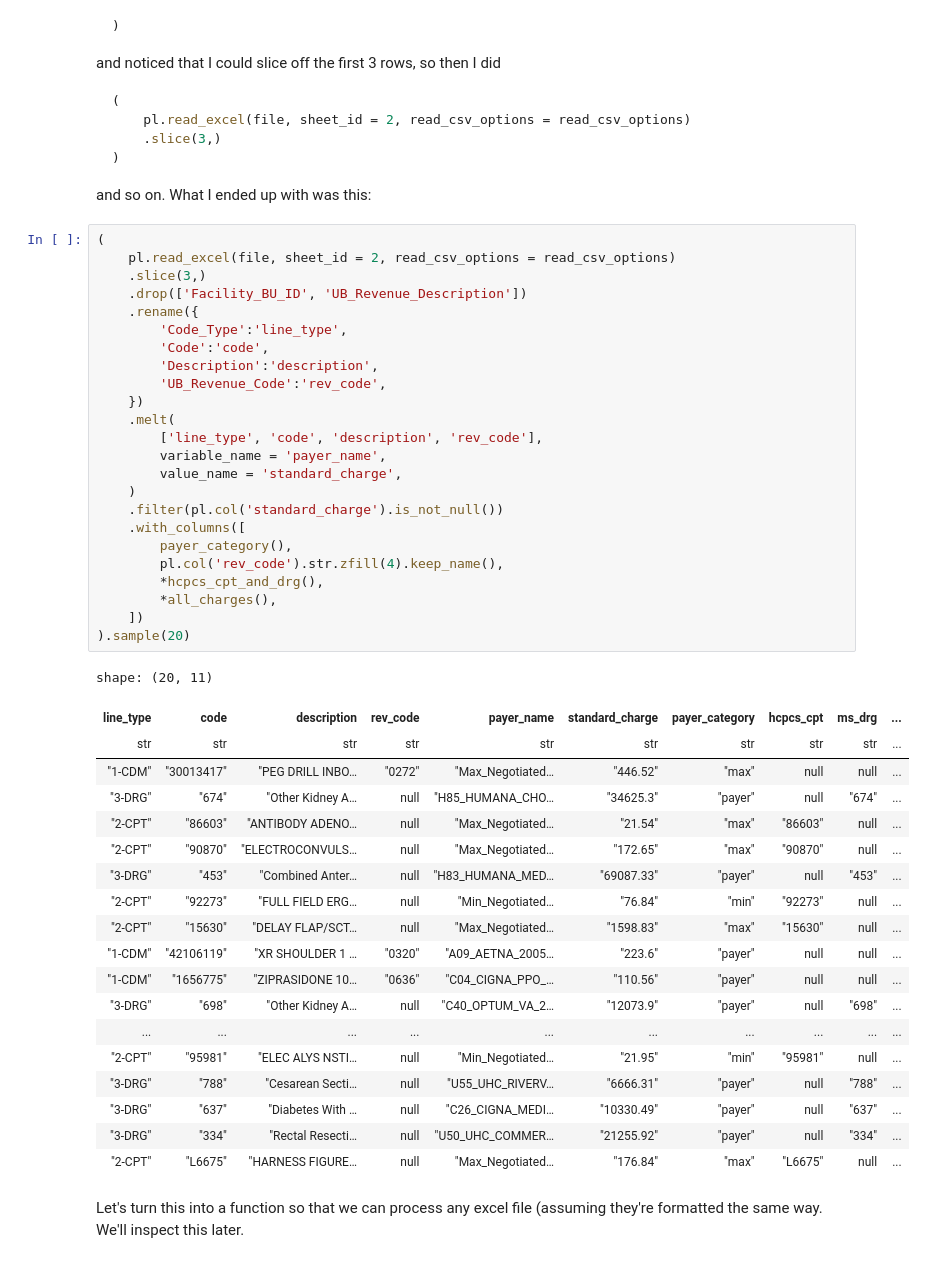
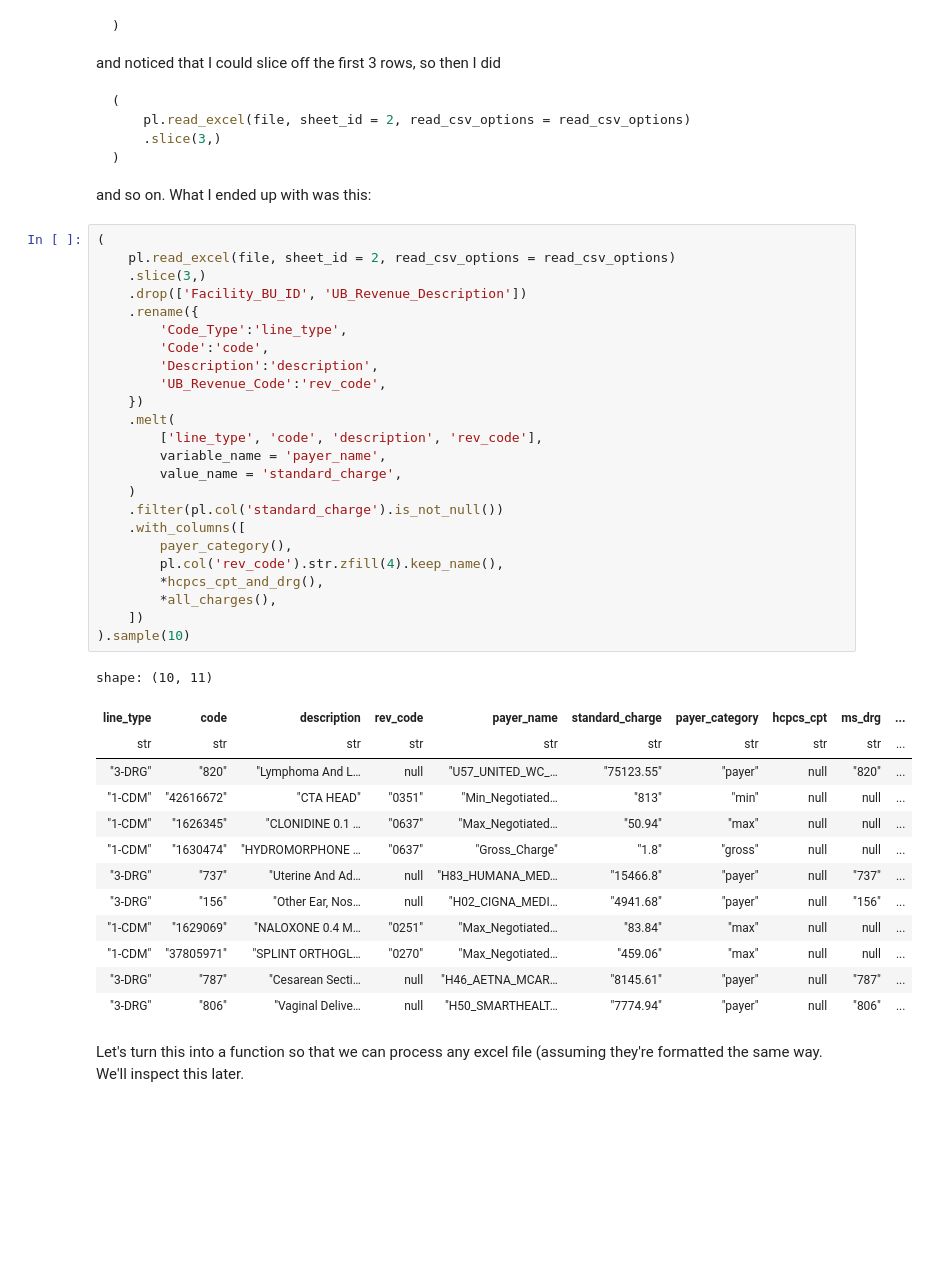
Before and after one commit to dolthub/data-analysis, a Jupyter notebook: hospital-price-transparency/data_cleaning_examples/Ascension.ipynb, the cells around one changed output. Saved outputs shown, nothing was run; the diff lists cells and outputs as text; blank space fills up the shorter version.

```diff
--- a/hospital-price-transparency/data_cleaning_examples/Ascension.ipynb
+++ b/hospital-price-transparency/data_cleaning_examples/Ascension.ipynb
@@ -81,47 +81,41 @@ and so on. What I ended up with was this:
 # %%
 (
     pl.read_excel(file, sheet_id = 2, read_csv_options = read_csv_options)
     .slice(3,)
     .drop(['Facility_BU_ID', 'UB_Revenue_Description'])
     .rename({
         'Code_Type':'line_type',
         'Code':'code',
         'Description':'description',
         'UB_Revenue_Code':'rev_code',
     })
     .melt(
         ['line_type', 'code', 'description', 'rev_code'],
         variable_name = 'payer_name',
         value_name = 'standard_charge',
     )
     .filter(pl.col('standard_charge').is_not_null())
     .with_columns([
         payer_category(),
         pl.col('rev_code').str.zfill(4).keep_name(),
         *hcpcs_cpt_and_drg(),
         *all_charges(),
     ])
-).sample(20)
+).sample(10)
 # %% [output]
-shape: (20, 11)
+shape: (10, 11)
 | line_type | code | description | rev_code | payer_name | standard_charge | payer_category | hcpcs_cpt | ms_drg | ... |
 | str | str | str | str | str | str | str | str | str | ... |
-| "1-CDM" | "30013417" | "PEG DRILL INBO… | "0272" | "Max_Negotiated… | "446.52" | "max" | null | null | ... |
-| "3-DRG" | "674" | "Other Kidney A… | null | "H85_HUMANA_CHO… | "34625.3" | "payer" | null | "674" | ... |
-| "2-CPT" | "86603" | "ANTIBODY ADENO… | null | "Max_Negotiated… | "21.54" | "max" | "86603" | null | ... |
-| "2-CPT" | "90870" | "ELECTROCONVULS… | null | "Max_Negotiated… | "172.65" | "max" | "90870" | null | ... |
-| "3-DRG" | "453" | "Combined Anter… | null | "H83_HUMANA_MED… | "69087.33" | "payer" | null | "453" | ... |
-| "2-CPT" | "92273" | "FULL FIELD ERG… | null | "Min_Negotiated… | "76.84" | "min" | "92273" | null | ... |
-| "2-CPT" | "15630" | "DELAY FLAP/SCT… | null | "Max_Negotiated… | "1598.83" | "max" | "15630" | null | ... |
-| "1-CDM" | "42106119" | "XR SHOULDER 1 … | "0320" | "A09_AETNA_2005… | "223.6" | "payer" | null | null | ... |
-| "1-CDM" | "1656775" | "ZIPRASIDONE 10… | "0636" | "C04_CIGNA_PPO_… | "110.56" | "payer" | null | null | ... |
-| "3-DRG" | "698" | "Other Kidney A… | null | "C40_OPTUM_VA_2… | "12073.9" | "payer" | null | "698" | ... |
-| ... | ... | ... | ... | ... | ... | ... | ... | ... | ... |
-| "2-CPT" | "95981" | "ELEC ALYS NSTI… | null | "Min_Negotiated… | "21.95" | "min" | "95981" | null | ... |
-| "3-DRG" | "788" | "Cesarean Secti… | null | "U55_UHC_RIVERV… | "6666.31" | "payer" | null | "788" | ... |
-| "3-DRG" | "637" | "Diabetes With … | null | "C26_CIGNA_MEDI… | "10330.49" | "payer" | null | "637" | ... |
-| "3-DRG" | "334" | "Rectal Resecti… | null | "U50_UHC_COMMER… | "21255.92" | "payer" | null | "334" | ... |
-| "2-CPT" | "L6675" | "HARNESS FIGURE… | null | "Max_Negotiated… | "176.84" | "max" | "L6675" | null | ... |
+| "3-DRG" | "820" | "Lymphoma And L… | null | "U57_UNITED_WC_… | "75123.55" | "payer" | null | "820" | ... |
+| "1-CDM" | "42616672" | "CTA HEAD" | "0351" | "Min_Negotiated… | "813" | "min" | null | null | ... |
+| "1-CDM" | "1626345" | "CLONIDINE 0.1 … | "0637" | "Max_Negotiated… | "50.94" | "max" | null | null | ... |
+| "1-CDM" | "1630474" | "HYDROMORPHONE … | "0637" | "Gross_Charge" | "1.8" | "gross" | null | null | ... |
+| "3-DRG" | "737" | "Uterine And Ad… | null | "H83_HUMANA_MED… | "15466.8" | "payer" | null | "737" | ... |
+| "3-DRG" | "156" | "Other Ear, Nos… | null | "H02_CIGNA_MEDI… | "4941.68" | "payer" | null | "156" | ... |
+| "1-CDM" | "1629069" | "NALOXONE 0.4 M… | "0251" | "Max_Negotiated… | "83.84" | "max" | null | null | ... |
+| "1-CDM" | "37805971" | "SPLINT ORTHOGL… | "0270" | "Max_Negotiated… | "459.06" | "max" | null | null | ... |
+| "3-DRG" | "787" | "Cesarean Secti… | null | "H46_AETNA_MCAR… | "8145.61" | "payer" | null | "787" | ... |
+| "3-DRG" | "806" | "Vaginal Delive… | null | "H50_SMARTHEALT… | "7774.94" | "payer" | null | "806" | ... |
 # %% [markdown]
 Let's turn this into a function so that we can process any excel file (assuming they're formatted the same way. We'll inspect this later.
 # %%
```
Also changed, not shown: parts of 12 cells of this notebook.
